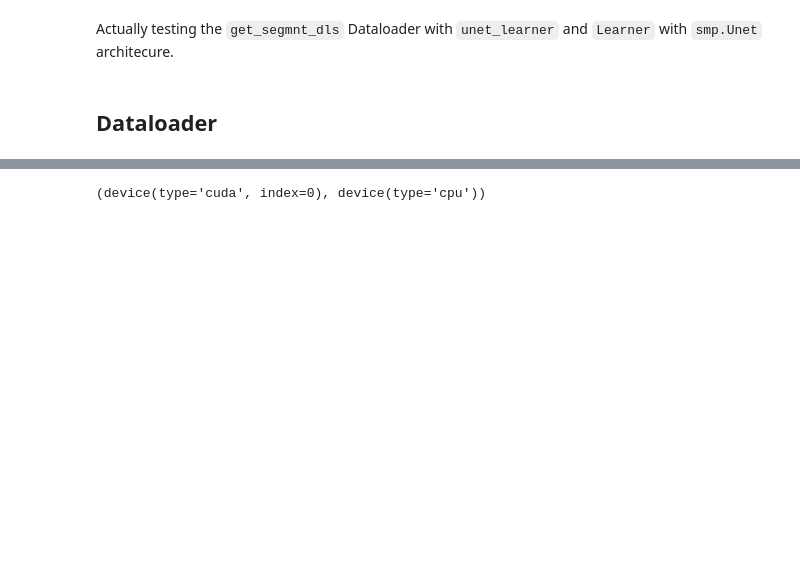
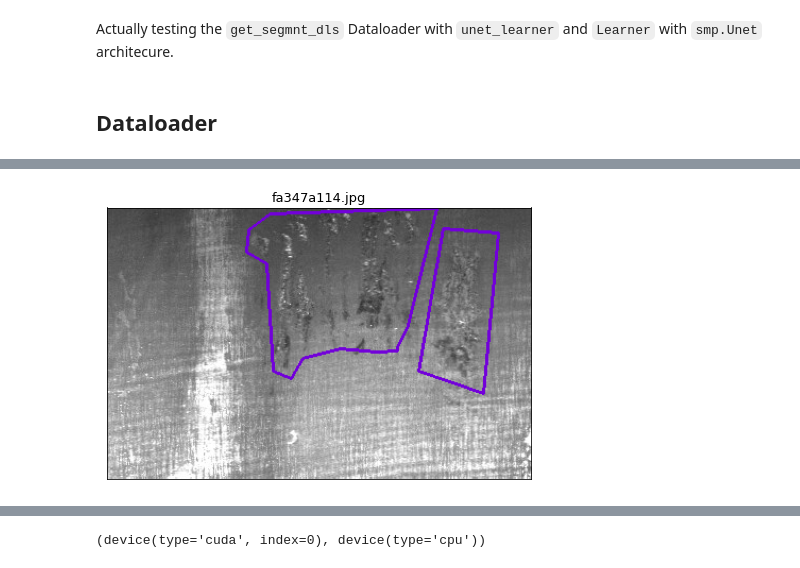
Before and after one commit to marcomatteo/steel_segmentation, a Jupyter notebook: nbs/_11_resnet18-UNET.ipynb, the cells around one changed output, grey strips where cells are left out. Cells and saved outputs as stored; diff of their text form; code cells hidden in the pictures; blank space fills up the shorter version.

```diff
--- a/nbs/_11_resnet18-UNET.ipynb
+++ b/nbs/_11_resnet18-UNET.ipynb
@@ -64,0 +77,8 @@ device = torch.device("cuda" if torch.cuda.is_available() else "cpu")
+# %%
+crop_aug = alb.CropNonEmptyMaskIfExists(256, 400, p=1., ignore_values=[0])
+cropped = crop_aug(image=img, mask=mask)
+image_cropped = cropped["image"]
+mask_cropped = cropped["mask"]
+plot_mask_image(img_id, image_cropped, mask_cropped)
+# %% [output]
+[figure, added]
```
Also changed, not shown: parts of 46 cells of this notebook, 6 other files.
